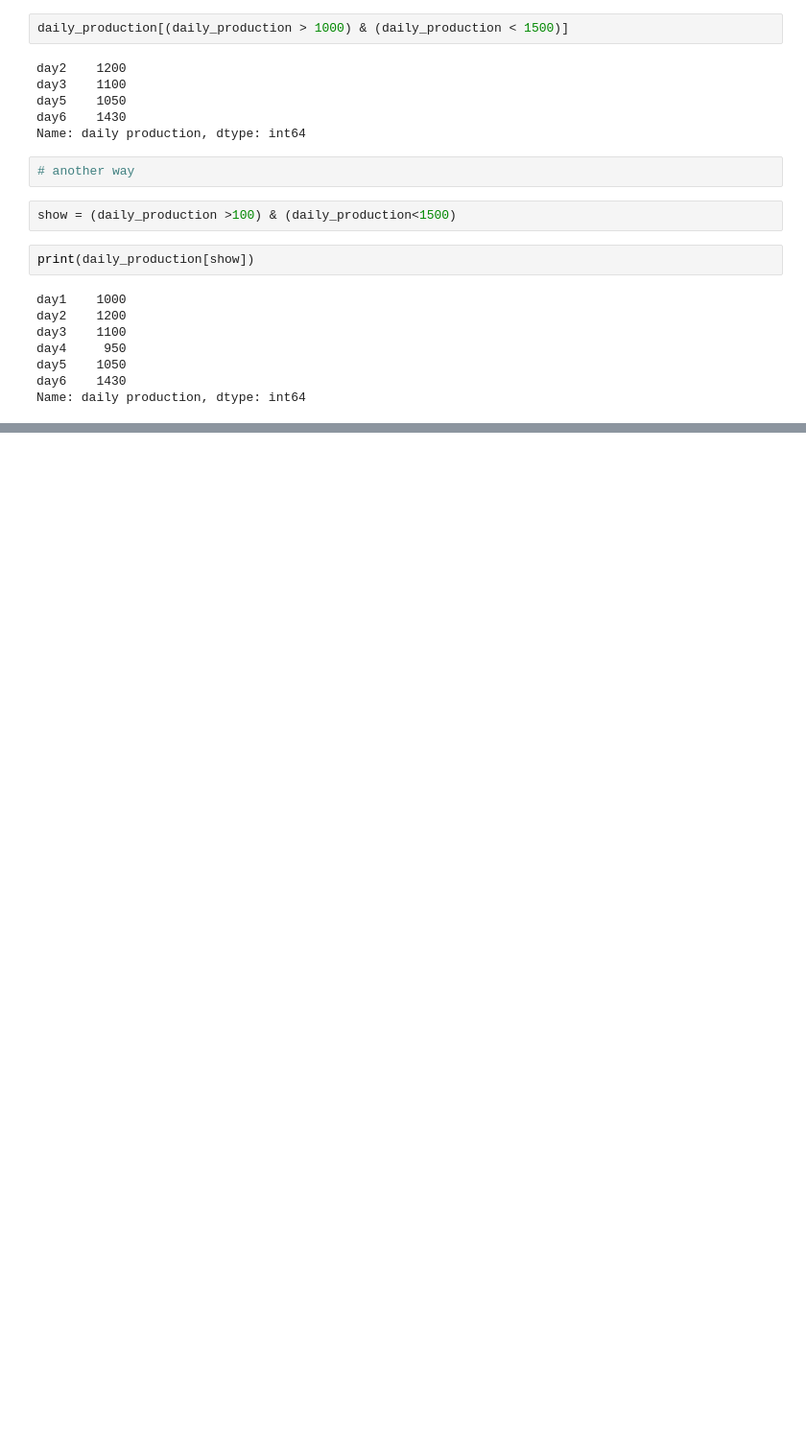
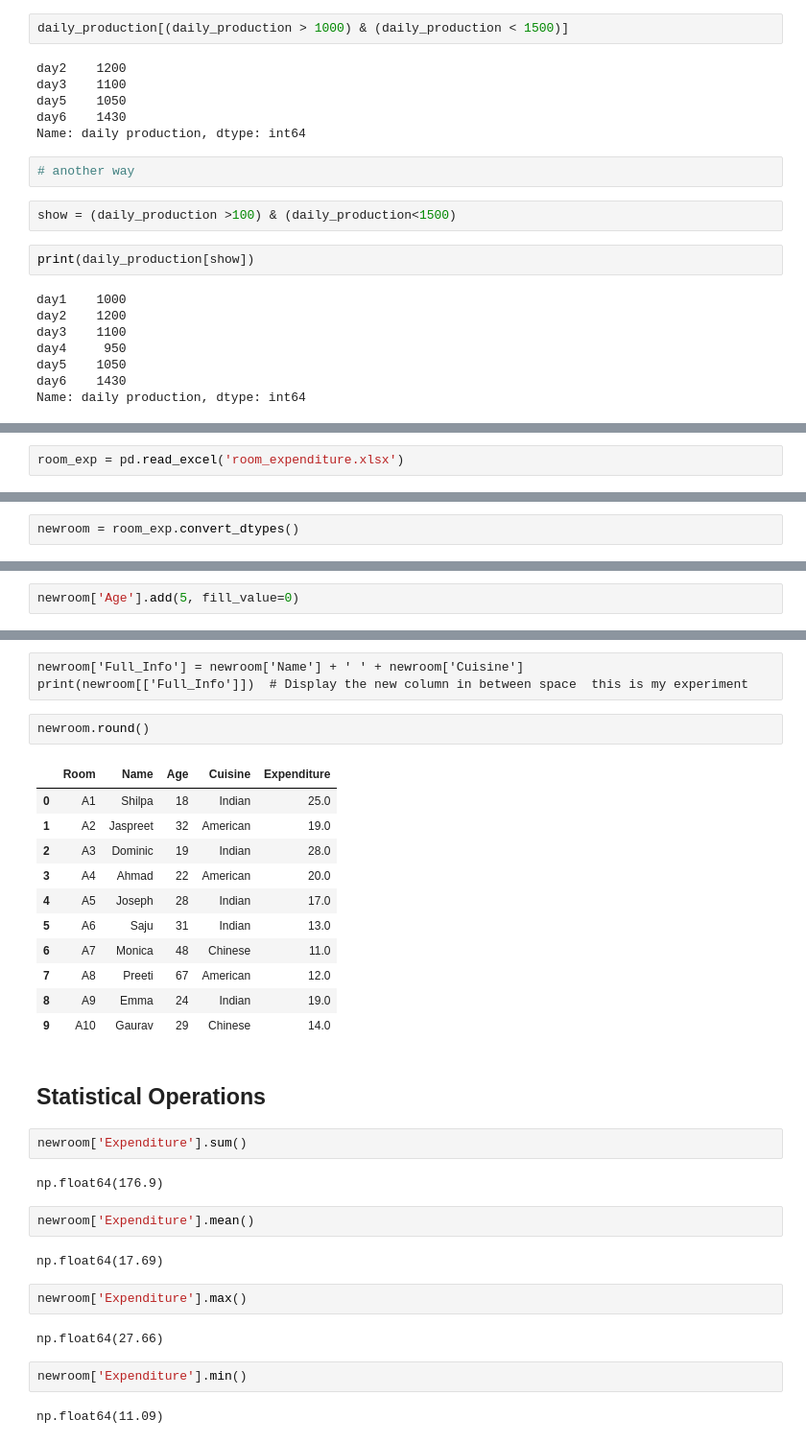
Before and after one commit to anishverma870/data-analytics-PYTHON, a Jupyter notebook: library/pandas/PANDAS.ipynb, the cells around one changed output, grey strips where cells are left out. Shown at 96% size. Cells and saved outputs as stored; diff of their text form; blank space fills up the shorter version.

```diff
--- a/library/pandas/PANDAS.ipynb
+++ b/library/pandas/PANDAS.ipynb
@@ -627,0 +630,2 @@ Name: daily production, dtype: int64
+# %%
+room_exp = pd.read_excel('room_expenditure.xlsx')
@@ -627,0 +670,2 @@ Name: daily production, dtype: int64
+# %%
+newroom = room_exp.convert_dtypes()
@@ -627,0 +737,2 @@ Name: daily production, dtype: int64
+# %%
+newroom['Age'].add(5, fill_value=0)
@@ -627,0 +841,35 @@ Name: daily production, dtype: int64
+# %% [raw]
+newroom['Full_Info'] = newroom['Name'] + ' ' + newroom['Cuisine']
+print(newroom[['Full_Info']])  # Display the new column in between space  this is my experiment
+# %%
+newroom.round()
+# %% [output]
+|  | Room | Name | Age | Cuisine | Expenditure |
+| 0 | A1 | Shilpa | 18 | Indian | 25.0 |
+| 1 | A2 | Jaspreet | 32 | American | 19.0 |
+| 2 | A3 | Dominic | 19 | Indian | 28.0 |
+| 3 | A4 | Ahmad | 22 | American | 20.0 |
+| 4 | A5 | Joseph | 28 | Indian | 17.0 |
+| 5 | A6 | Saju | 31 | Indian | 13.0 |
+| 6 | A7 | Monica | 48 | Chinese | 11.0 |
+| 7 | A8 | Preeti | 67 | American | 12.0 |
+| 8 | A9 | Emma | 24 | Indian | 19.0 |
+| 9 | A10 | Gaurav | 29 | Chinese | 14.0 |
+# %% [markdown]
+## Statistical Operations
+# %%
+newroom['Expenditure'].sum()
+# %% [output]
+np.float64(176.9)
+# %%
+newroom['Expenditure'].mean()
+# %% [output]
+np.float64(17.69)
+# %%
+newroom['Expenditure'].max()
+# %% [output]
+np.float64(27.66)
+# %%
+newroom['Expenditure'].min()
+# %% [output]
+np.float64(11.09)
```
Also changed, not shown: parts of 44 cells of this notebook.
